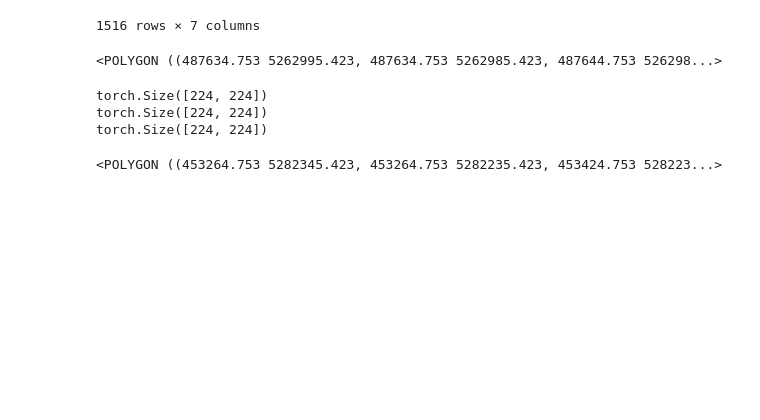
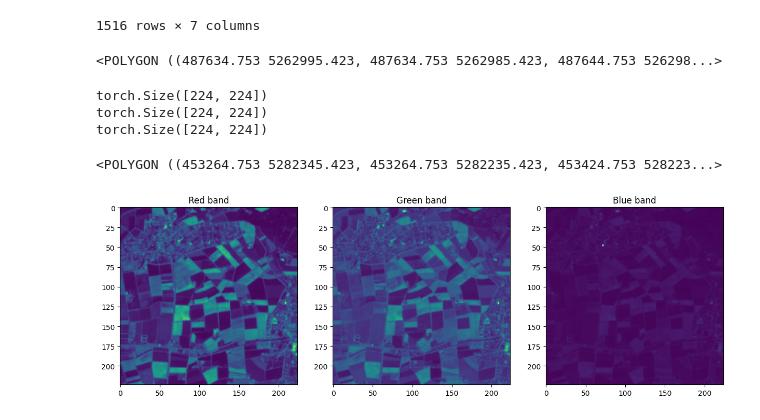
Before and after one commit to Satellite-Based-Crop-Classification/messis, a Jupyter notebook: app/prepare_data.ipynb, the cells around one changed output. Drawn from its saved outputs; the diff is of its cells as text; code cells hidden in the pictures; blank space fills up the shorter version.

```diff
--- a/app/prepare_data.ipynb
+++ b/app/prepare_data.ipynb
@@ -619,3 +619,25 @@ torch.Size([224, 224])
 gdf.geometry[15]
 # %% [output]
 <POLYGON ((453264.753 5282345.423, 453264.753 5282235.423, 453424.753 528223...>
+# %%
+# load stacked_featuures.tif at 2565, Column: 1664
+import rasterio
+import numpy as np
+import matplotlib.pyplot as plt
+
+# Open the stacked features GeoTIFF
+with rasterio.open('../data/stacked_features.tif') as src:
+    # Read the data for the specified pixel
+    data = src.read(window=( (1664, 1664 + 224), (2565, 2565 + 224)))
+
+    # show band 1,2,3
+    fig, axs = plt.subplots(1, 3, figsize=(15, 5))
+    axs[0].imshow(data[30, :, :])
+    axs[0].set_title("Red band")
+    axs[1].imshow(data[31, :, :])
+    axs[1].set_title("Green band")
+    axs[2].imshow(data[32, :, :])
+    axs[2].set_title("Blue band")
+    plt.show()
+# %% [output]
+[figure, added]
```
Also changed, not shown: 5 other files.
